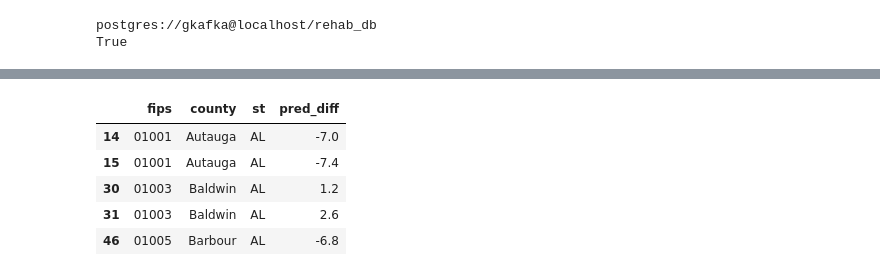
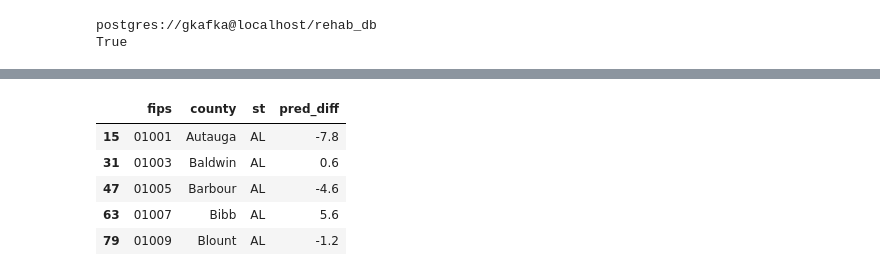
Before and after one commit to gkafka/Rehab4Rehab, a Jupyter notebook: RehabModel.ipynb, the cells around one changed output, grey strips where cells are left out. Cells and saved outputs as stored; diff of their text form; code cells hidden in the pictures.

```diff
--- a/RehabModel.ipynb
+++ b/RehabModel.ipynb
@@ -261,15 +261,15 @@ birth_data_from_sql.head()
 # %%
 csv_cols = ['fips', 'county', 'st', 'pred_diff']
 def caps_county(c):
     return ' '.join(w.title() for w in c.split(' '))
-dfcsv = df_trim[csv_cols].copy()
+dfcsv = df_trim[df_trim['year'] == 2014][csv_cols].copy()
 dfcsv['county'] = dfcsv['county'].apply(caps_county)
 dfcsv.to_csv('RehabApp/static/rehab.csv')
 dfcsv.head()
 # %% [output]
 |  | fips | county | st | pred_diff |
-| 14 | 01001 | Autauga | AL | -7.0 |
-| 15 | 01001 | Autauga | AL | -7.4 |
-| 30 | 01003 | Baldwin | AL | 1.2 |
-| 31 | 01003 | Baldwin | AL | 2.6 |
-| 46 | 01005 | Barbour | AL | -6.8 |
+| 15 | 01001 | Autauga | AL | -7.8 |
+| 31 | 01003 | Baldwin | AL | 0.6 |
+| 47 | 01005 | Barbour | AL | -4.6 |
+| 63 | 01007 | Bibb | AL | 5.6 |
+| 79 | 01009 | Blount | AL | -1.2 |
```
Also changed, not shown: parts of 2 cells of this notebook, 27 other files.
